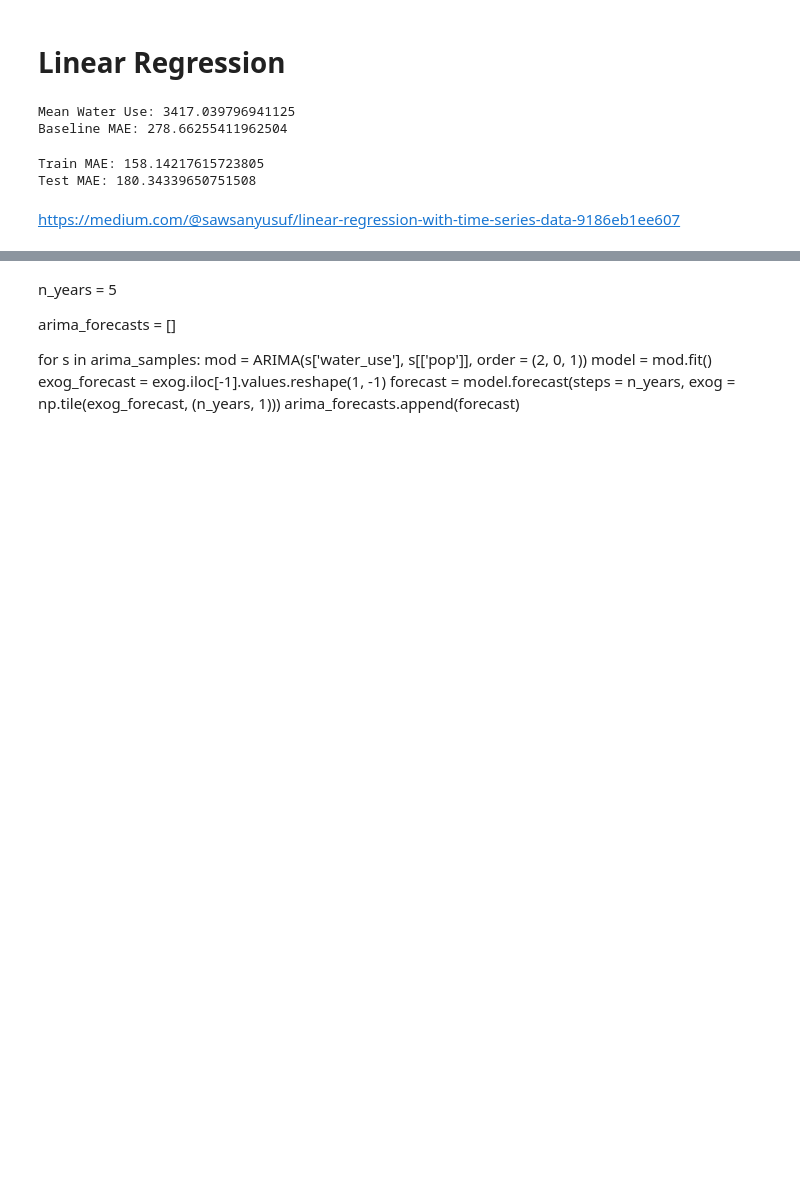
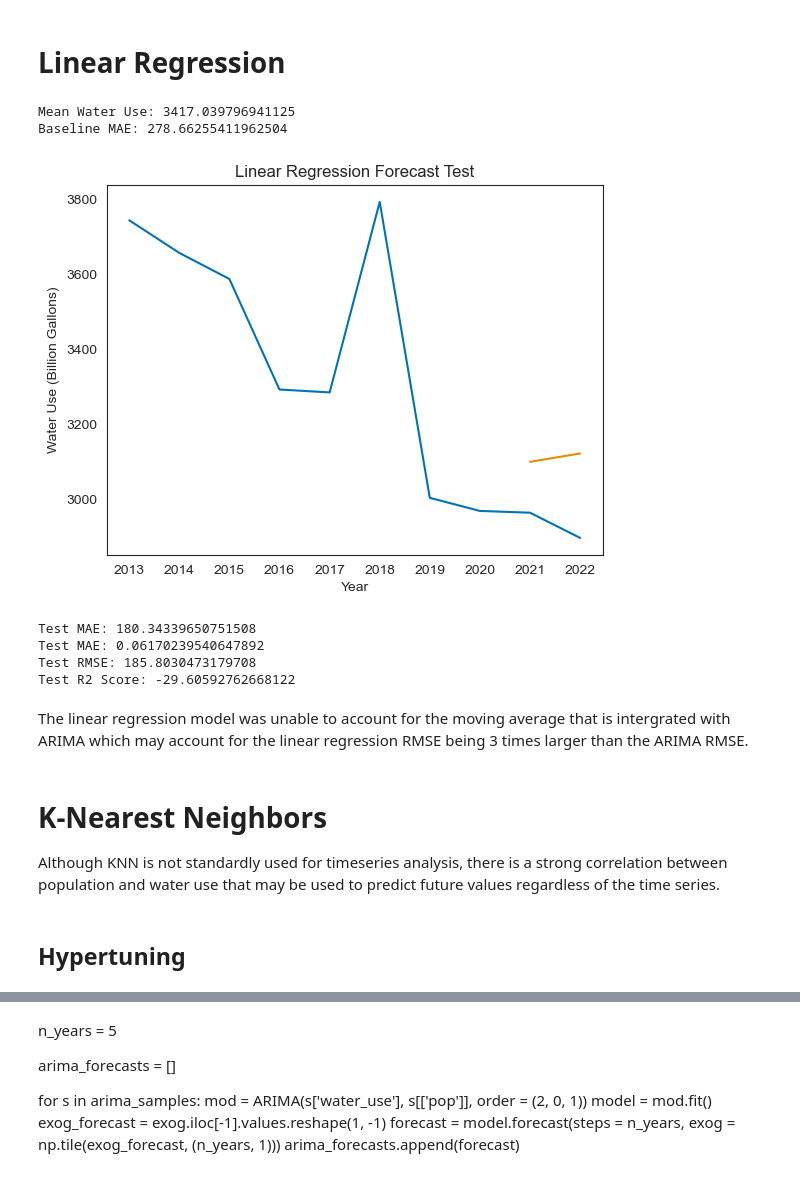
Before and after one commit to jpjavier23/michigan_water_use, a Jupyter notebook: michigan_water_use.ipynb, the cells around one changed output, grey strips where cells are left out. Cells and saved outputs as stored; diff of their text form; code cells hidden in the pictures; blank space fills up the shorter version.

Commit message:
finished modeling need final annotations

```diff
--- a/michigan_water_use.ipynb
+++ b/michigan_water_use.ipynb
@@ -1360,16 +1332,38 @@ Baseline MAE: 278.66255411962504
 # %%
 lr = LinearRegression()
 lr_model = lr.fit(x_train, y_train)
+# %%
+lr_train_predict = lr_model.predict(x_train)
+lr_test_predict = lr_model.predict(x_test)
+
+plt.plot(y.index, y)
+plt.plot(y_test.index, lr_test_predict)
+plt.ylabel('Water Use (Billion Gallons)')
+plt.xlabel('Year')
+plt.title('Linear Regression Forecast Test')
+plt.show()
+# %% [output]
+[figure, added]
 # %%
-lr_train_predict = lr_model.predict(x_train)
-lr_test_predict = lr_model.predict(x_test)
-lr_mae_train = mean_absolute_error(y_train, lr_train_predict)
 lr_mae_test = mean_absolute_error(y_test, lr_test_predict)
+lr_mape_test = mean_absolute_percentage_error(y_test, lr_test_predict)
+lr_rmse_test = sqrt(mean_squared_error(y_test, lr_test_predict))
+lr_r2_test = r2_score(y_test, lr_test_predict)
 
-print(f'Train MAE: {lr_mae_train}')
 print(f'Test MAE: {lr_mae_test}')
+print(f'Test MAE: {lr_mape_test}')
+print(f'Test RMSE: {lr_rmse_test}')
+print(f'Test R2 Score: {lr_r2_test}')
 # %% [output]
-Train MAE: 158.14217615723805
 Test MAE: 180.34339650751508
+Test MAE: 0.06170239540647892
+Test RMSE: 185.8030473179708
+Test R2 Score: -29.60592762668122
+# %% [markdown]
+The linear regression model was unable to account for the moving average that is intergrated with ARIMA which may account for the linear regression RMSE being 3 times larger than the ARIMA RMSE.
 # %% [markdown]
-https://medium.com/@sawsanyusuf/linear-regression-with-time-series-data-9186eb1ee607
+# K-Nearest Neighbors
+
+Although KNN is not standardly used for timeseries analysis, there is a strong correlation between population and water use that may be used to predict future values regardless of the time series.
+# %% [markdown]
+## Hypertuning
```
Also changed, not shown: parts of 54 cells of this notebook, 11 other files.
